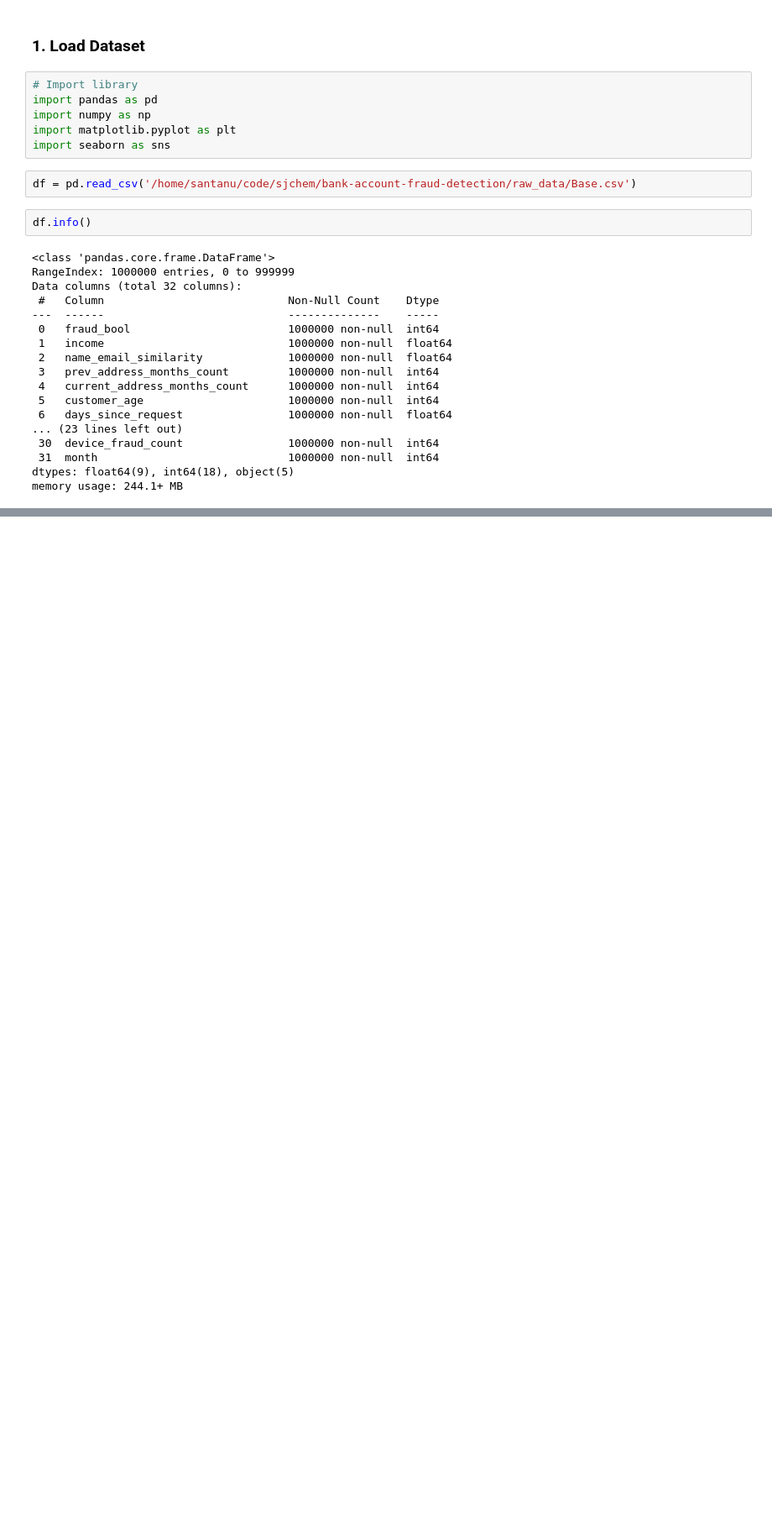
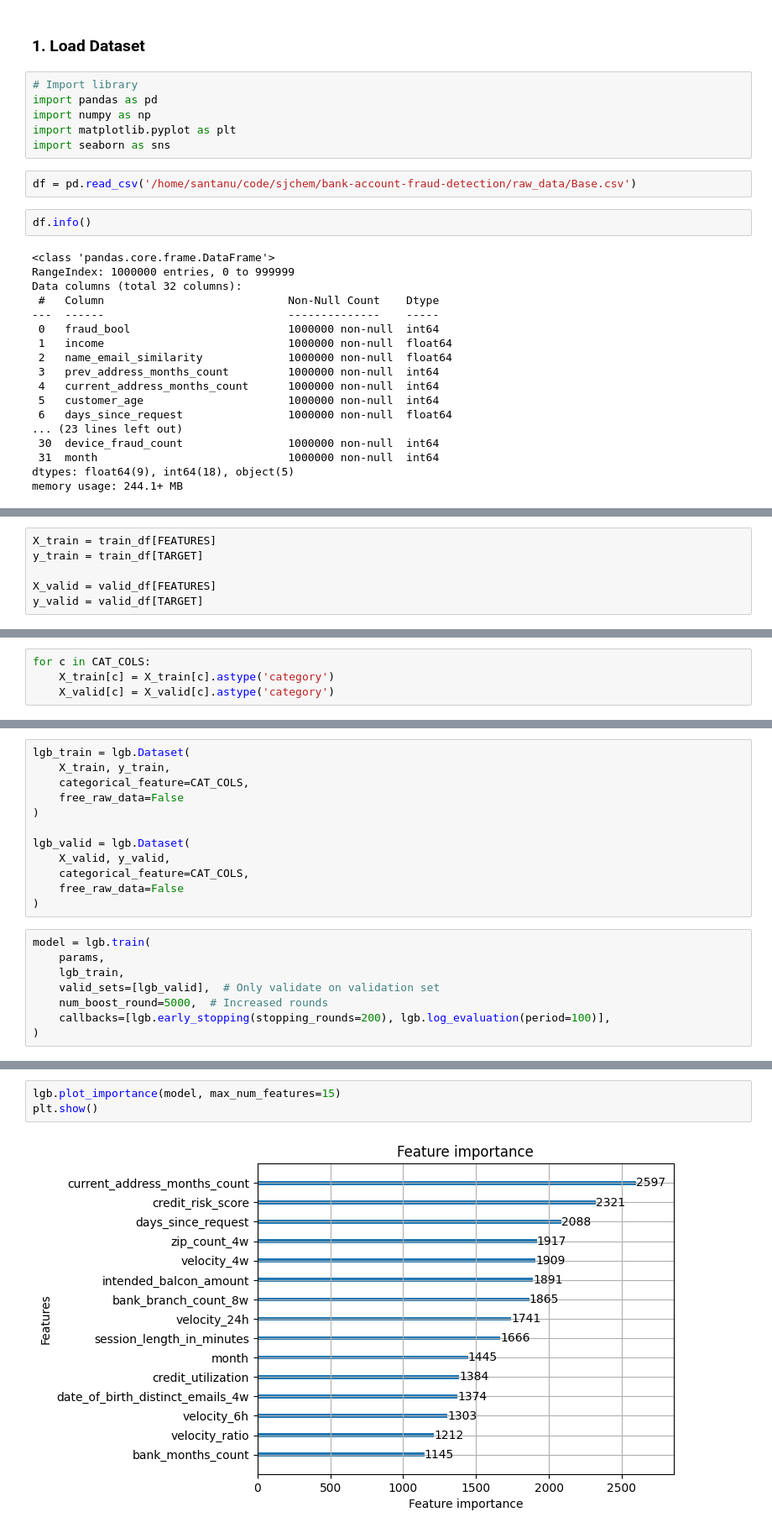
Before and after one commit to sjchem/bank-account-fraud-detection, a Jupyter notebook: notebooks/2.feature-engineering-processing.ipynb, the cells around one changed output, grey strips where cells are left out. Shown at 84% size. Drawn from its saved outputs; the diff is of its cells as text; blank space fills up the shorter version.

```diff
--- a/notebooks/2.feature-engineering-processing.ipynb
+++ b/notebooks/2.feature-engineering-processing.ipynb
@@ -30,0 +85,6 @@ memory usage: 244.1+ MB
+# %%
+X_train = train_df[FEATURES]
+y_train = train_df[TARGET]
+
+X_valid = valid_df[FEATURES]
+y_valid = valid_df[TARGET]
@@ -30,0 +93,4 @@ memory usage: 244.1+ MB
+# %%
+for c in CAT_COLS:
+    X_train[c] = X_train[c].astype('category')
+    X_valid[c] = X_valid[c].astype('category')
@@ -30,0 +140,20 @@ memory usage: 244.1+ MB
+# %%
+lgb_train = lgb.Dataset(
+    X_train, y_train,
+    categorical_feature=CAT_COLS,
+    free_raw_data=False
+)
+
+lgb_valid = lgb.Dataset(
+    X_valid, y_valid,
+    categorical_feature=CAT_COLS,
+    free_raw_data=False
+)
+# %%
+model = lgb.train(
+    params,
+    lgb_train,
+    valid_sets=[lgb_valid],  # Only validate on validation set
+    num_boost_round=5000,  # Increased rounds
+    callbacks=[lgb.early_stopping(stopping_rounds=200), lgb.log_evaluation(period=100)],
+)
@@ -30,0 +223,5 @@ memory usage: 244.1+ MB
+# %%
+lgb.plot_importance(model, max_num_features=15)
+plt.show()
+# %% [output]
+[figure, added]
```
Also changed, not shown: parts of 29 cells of this notebook, 15 other files.
